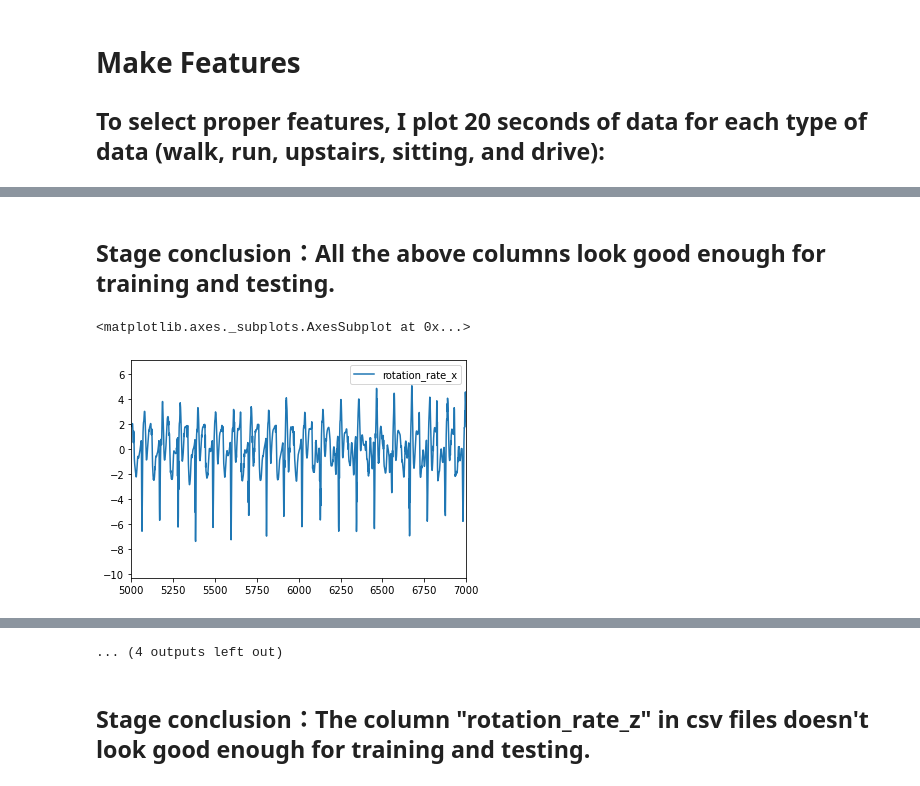
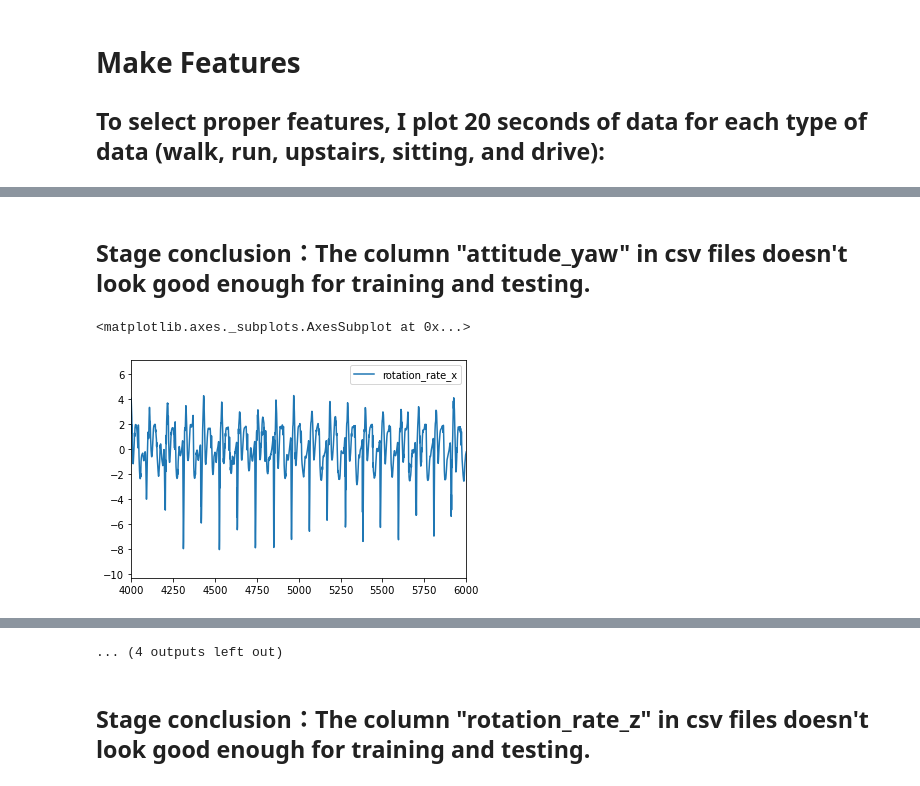
Before and after one commit to YunheYang/6961_A3, a Jupyter notebook: 6961_A3.ipynb, the cells around one changed output, grey strips where cells are left out. Drawn from its saved outputs; the diff is of its cells as text; code cells hidden in the pictures.

```diff
--- a/6961_A3.ipynb
+++ b/6961_A3.ipynb
@@ -62,24 +62,24 @@ drive_raw[['attitude_yaw']].plot(xlim = (5000, 7000))
 ... (4 outputs left out)
 # %% [markdown]
-## Stage conclusion：All the above columns look good enough for training and testing.
+## Stage conclusion：The column "attitude_yaw" in csv files doesn't look good enough for training and testing.
 # %%
-walk_raw[['rotation_rate_x']].plot(xlim = (5000, 7000))
-run_raw[['rotation_rate_x']].plot(xlim = (5000, 7000))
-upstairs_raw[['rotation_rate_x']].plot(xlim = (5000, 7000))
-sitting_raw[['rotation_rate_x']].plot(xlim = (5000, 7000))
-drive_raw[['rotation_rate_x']].plot(xlim = (5000, 7000))
+walk_raw[['rotation_rate_x']].plot(xlim = (4000, 6000))
+run_raw[['rotation_rate_x']].plot(xlim = (4000, 6000))
+upstairs_raw[['rotation_rate_x']].plot(xlim = (4000, 6000))
+sitting_raw[['rotation_rate_x']].plot(xlim = (4000, 6000))
+drive_raw[['rotation_rate_x']].plot(xlim = (4000, 6000))
 
-walk_raw[['rotation_rate_y']].plot(xlim = (5000, 7000))
-run_raw[['rotation_rate_y']].plot(xlim = (5000, 7000))
-upstairs_raw[['rotation_rate_y']].plot(xlim = (5000, 7000))
-sitting_raw[['rotation_rate_y']].plot(xlim = (5000, 7000))
-drive_raw[['rotation_rate_y']].plot(xlim = (5000, 7000))
+walk_raw[['rotation_rate_y']].plot(xlim = (4000, 6000))
+run_raw[['rotation_rate_y']].plot(xlim = (4000, 6000))
+upstairs_raw[['rotation_rate_y']].plot(xlim = (4000, 6000))
+sitting_raw[['rotation_rate_y']].plot(xlim = (4000, 6000))
+drive_raw[['rotation_rate_y']].plot(xlim = (4000, 6000))
 
-walk_raw[['rotation_rate_z']].plot(xlim = (5000, 7000))
-run_raw[['rotation_rate_z']].plot(xlim = (5000, 7000))
-upstairs_raw[['rotation_rate_z']].plot(xlim = (5000, 7000))
-sitting_raw[['rotation_rate_z']].plot(xlim = (5000, 7000))
-drive_raw[['rotation_rate_z']].plot(xlim = (5000, 7000))
+walk_raw[['rotation_rate_z']].plot(xlim = (4000, 6000))
+run_raw[['rotation_rate_z']].plot(xlim = (4000, 6000))
+upstairs_raw[['rotation_rate_z']].plot(xlim = (4000, 6000))
+sitting_raw[['rotation_rate_z']].plot(xlim = (4000, 6000))
+drive_raw[['rotation_rate_z']].plot(xlim = (4000, 6000))
 # %% [output]
 <matplotlib.axes._subplots.AxesSubplot at 0x...>
-[figure, old version]
+[figure, new version]
```
Also changed, not shown: parts of 12 cells of this notebook.
